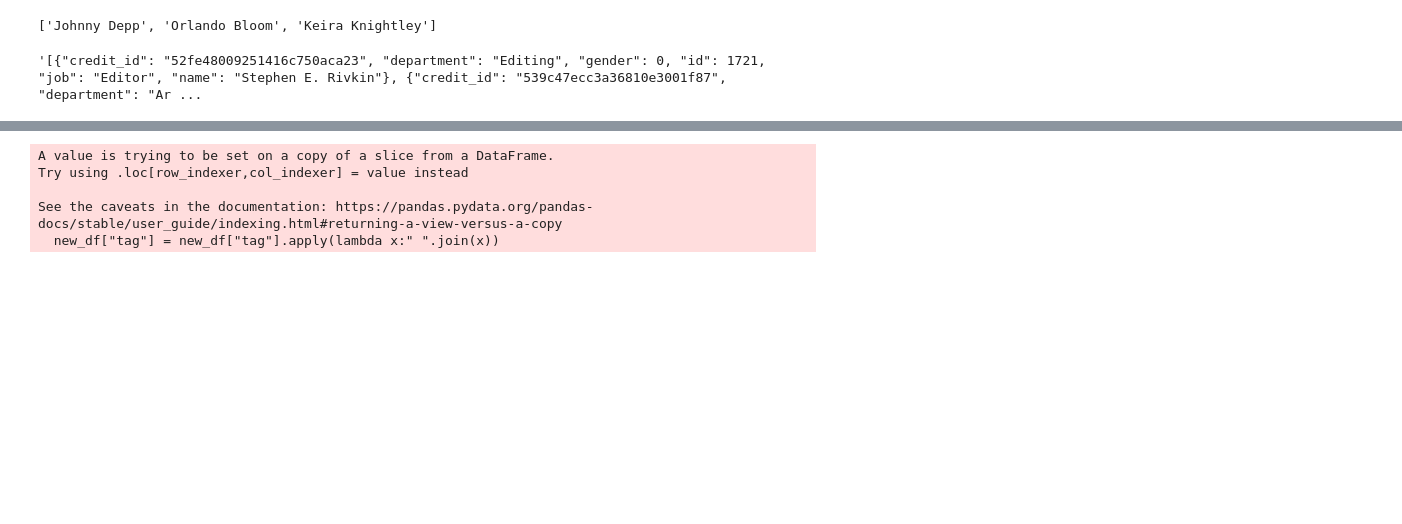
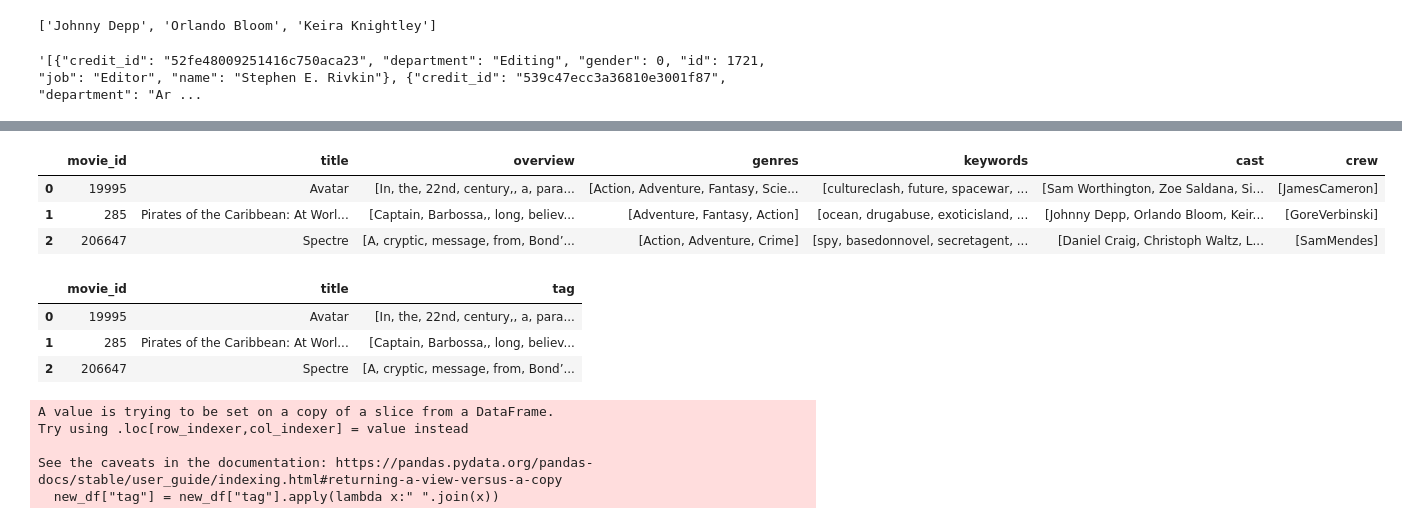
Before and after one commit to ChanderMohan27/Movie-Recommendation-system, a Jupyter notebook: Notebooks/movie_recommender_system.ipynb, the cells around one changed output, grey strips where cells are left out. Drawn from its saved outputs; the diff is of its cells as text; code cells hidden in the pictures; blank space fills up the shorter version.

Commit message:
adding movie recommender pipelines

```diff
--- a/Notebooks/movie_recommender_system.ipynb
+++ b/Notebooks/movie_recommender_system.ipynb
@@ -2,8 +2,8 @@
 import pandas as pd
 import numpy as np
 # %%
-credits = pd.read_csv("/Users/chandermohan/Desktop/Movie_Recommender_system/Data/tmdb_5000_credits.csv")
-movies = pd.read_csv("/Users/chandermohan/Desktop/Movie_Recommender_system/Data/tmdb_5000_movies.csv")
+credits = pd.read_csv("/Users/chandermohan/Desktop/Projects/Python/Movie_Recommender_system/Data/tmdb_5000_credits.csv")
+movies = pd.read_csv("/Users/chandermohan/Desktop/Projects/Python/Movie_Recommender_system/Data/tmdb_5000_movies.csv")
 # %%
 credits.head()
 # %% [output]
@@ -124,10 +142,24 @@ movies["crew"] = movies["crew"].apply(lambda x:[i.replace(" ", "") for i in x])
 movies["overview"] = movies["overview"].apply(lambda x:[i.replace(" ", "") for i in x])
 # %%
 movies["keywords"] = movies["keywords"].apply(lambda x:[i.replace(" ", "") for i in x])
+# %%
+movies.head(3)
+# %% [output]
+|  | movie_id | title | overview | genres | keywords | cast | crew |
+| 0 | 19995 | Avatar | [In, the, 22nd, century,, a, para... | [Action, Adventure, Fantasy, Scie... | [cultureclash, future, spacewar, ... | [Sam Worthington, Zoe Saldana, Si... | [JamesCameron] |
+| 1 | 285 | Pirates of the Caribbean: At Worl... | [Captain, Barbossa,, long, believ... | [Adventure, Fantasy, Action] | [ocean, drugabuse, exoticisland, ... | [Johnny Depp, Orlando Bloom, Keir... | [GoreVerbinski] |
+| 2 | 206647 | Spectre | [A, cryptic, message, from, Bond’... | [Action, Adventure, Crime] | [spy, basedonnovel, secretagent, ... | [Daniel Craig, Christoph Waltz, L... | [SamMendes] |
 # %%
 movies["tag"] = movies["overview"] + movies["keywords"] + movies["crew"] +movies["genres"]
 # %%
 new_df = movies[["movie_id","title","tag"]]
+# %%
+new_df.head(3)
+# %% [output]
+|  | movie_id | title | tag |
+| 0 | 19995 | Avatar | [In, the, 22nd, century,, a, para... |
+| 1 | 285 | Pirates of the Caribbean: At Worl... | [Captain, Barbossa,, long, believ... |
+| 2 | 206647 | Spectre | [A, cryptic, message, from, Bond’... |
 # %%
 new_df["tag"] = new_df["tag"].apply(lambda x:" ".join(x))
 # %% [output]
```
Also changed, not shown: parts of 13 cells of this notebook, 6 other files.
